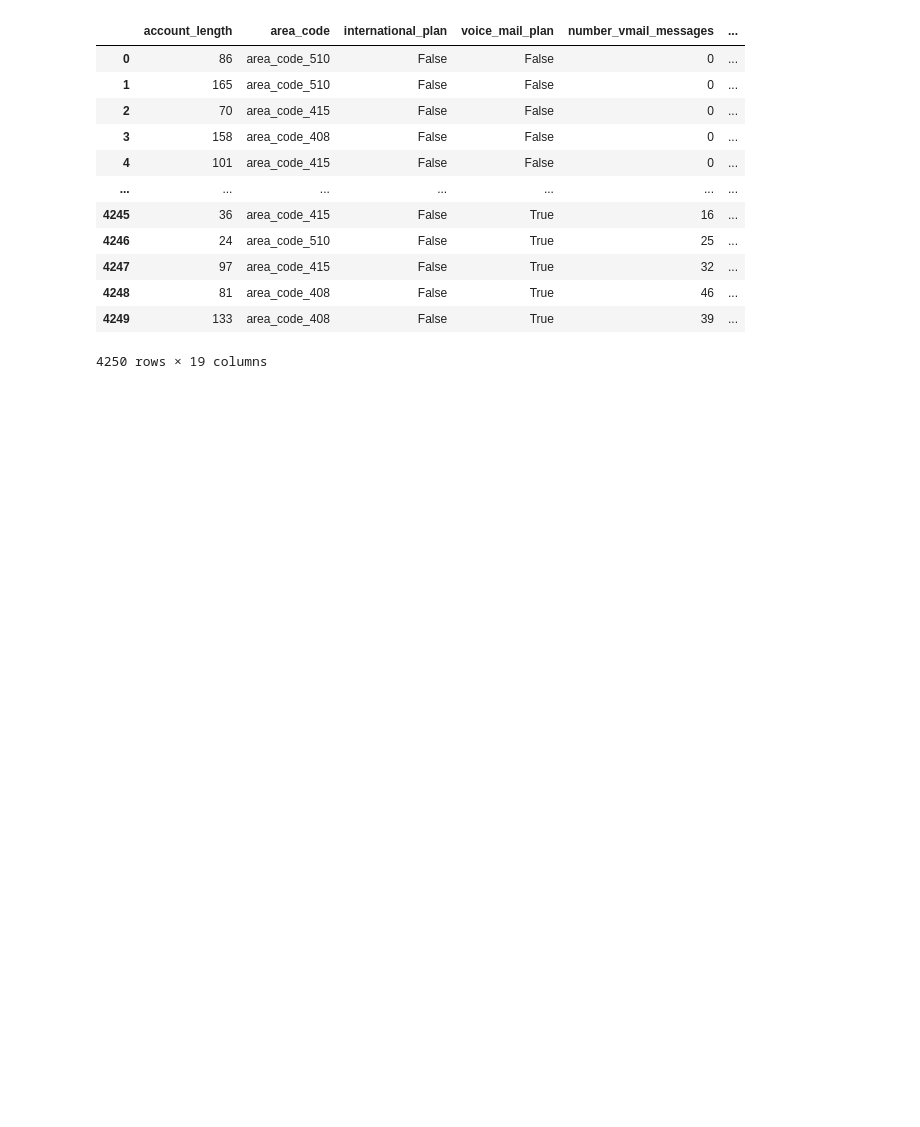
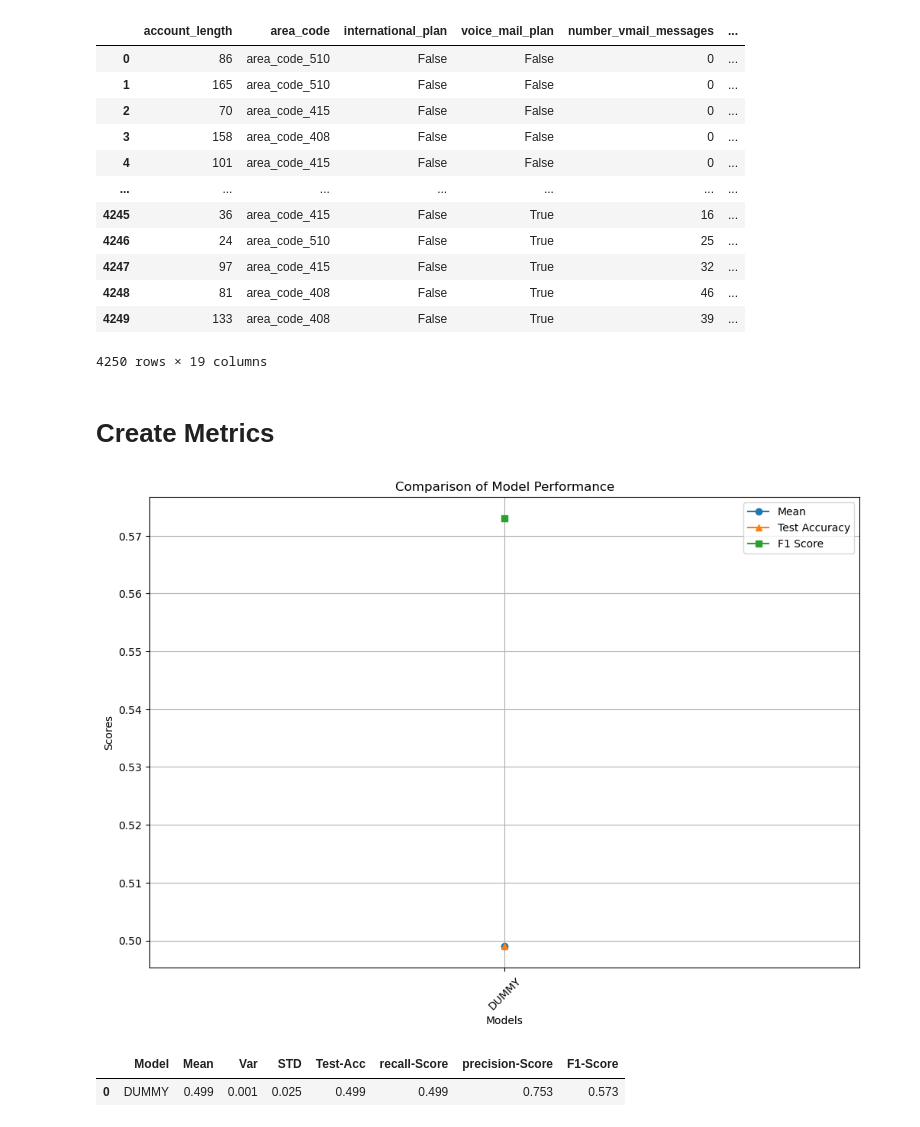
Before and after one commit to MaukanMir/BigQuery-Churn-Analysis, a Jupyter notebook: training.ipynb, the cells around one changed output. Cells and saved outputs as stored; diff of their text form; code cells hidden in the pictures; blank space fills up the shorter version.

Commit message:
added new models

```diff
--- a/training.ipynb
+++ b/training.ipynb
@@ -356,6 +559,9 @@ ColumnTransformer(transformers=[('cat',
 # %%
 X = df.drop("churn", axis=1)
 y = df["churn"]
+
+encoder = LabelEncoder()
+y_encoded = encoder.fit_transform(y)
 # %% [markdown]
 # PCA Analysis
 # %%
@@ -395,3 +603,18 @@ df
 | 4248 | 81 | area_code_408 | False | True | 46 | ... |
 | 4249 | 133 | area_code_408 | False | True | 39 | ... |
 4250 rows × 19 columns
+# %% [markdown]
+# Create Metrics
+# %%
+acc_metric = make_scorer(accuracy_score, greater_is_better=True)
+f1_metric = make_scorer(f1_score, greater_is_better=True, average="weighted")
+precision_metric = make_scorer(precision_score, greater_is_better=True, average='weighted')
+recall_metric = make_scorer(recall_score, greater_is_better=True, average='weighted')
+# %%
+model_name = ["DUMMY"]
+models = grab_selected_models(model_name)
+test_selected_models(preprocessor,model_name, models, X, y_encoded, acc_metric)
+# %% [output]
+[figure, added]
+|  | Model | Mean | Var | STD | Test-Acc | recall-Score | precision-Score | F1-Score |
+| 0 | DUMMY | 0.499 | 0.001 | 0.025 | 0.499 | 0.499 | 0.753 | 0.573 |
```
Also changed, not shown: parts of 11 cells of this notebook, 4 other files.
